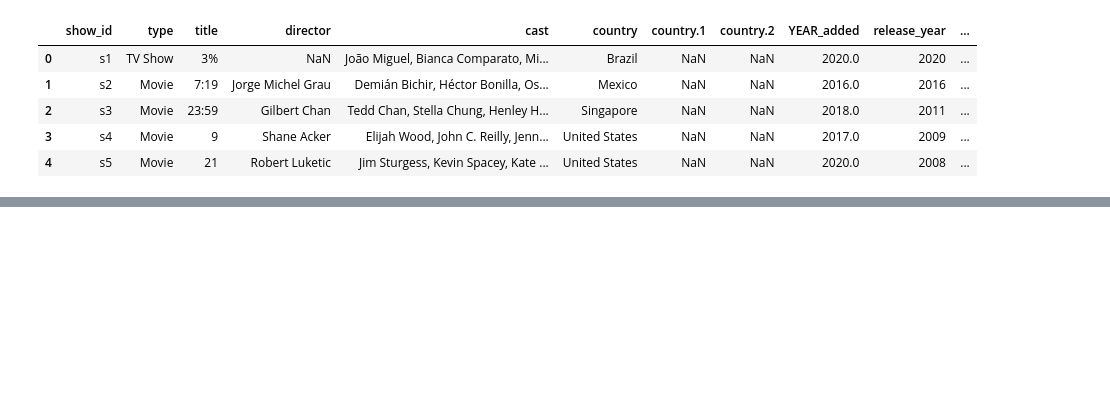
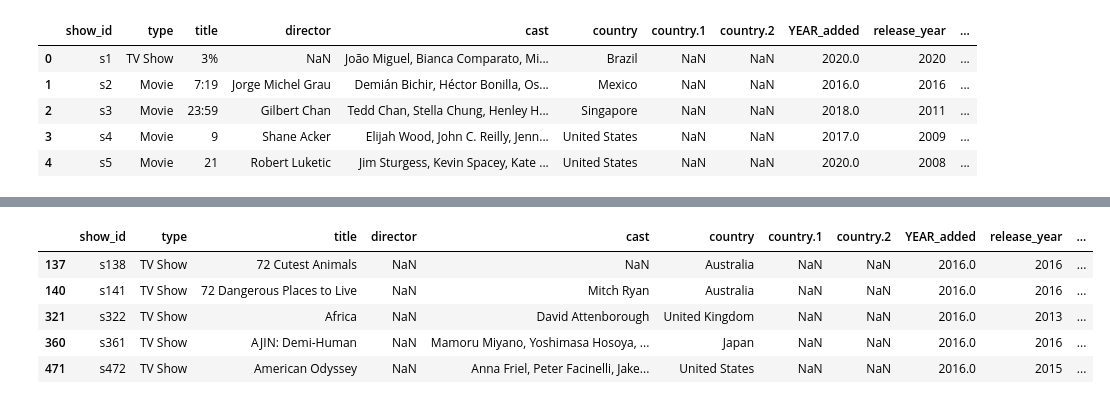
Before and after one commit to shades9a/Netflix_Catolog, a Jupyter notebook: Netflix_Compare.ipynb, the cells around one changed output, grey strips where cells are left out. Saved outputs shown, nothing was run; the diff lists cells and outputs as text; code cells hidden in the pictures; blank space fills up the shorter version.

```diff
--- a/Netflix_Compare.ipynb
+++ b/Netflix_Compare.ipynb
@@ -22,0 +56,11 @@ netflix_info.head()
+# %%
+netflix_tvshows2016 = netflix_tvshows_df.loc[netflix_tvshows_df["YEAR_added"]==2016]
+netflix_shows2016 = pd.DataFrame(netflix_tvshows2016)
+netflix_shows2016.head()
+# %% [output]
+|  | show_id | type | title | director | cast | country | country.1 | country.2 | YEAR_added | release_year | ... |
+| 137 | s138 | TV Show | 72 Cutest Animals | NaN | NaN | Australia | NaN | NaN | 2016.0 | 2016 | ... |
+| 140 | s141 | TV Show | 72 Dangerous Places to Live | NaN | Mitch Ryan | Australia | NaN | NaN | 2016.0 | 2016 | ... |
+| 321 | s322 | TV Show | Africa | NaN | David Attenborough | United Kingdom | NaN | NaN | 2016.0 | 2013 | ... |
+| 360 | s361 | TV Show | AJIN: Demi-Human | NaN | Mamoru Miyano, Yoshimasa Hosoya, ... | Japan | NaN | NaN | 2016.0 | 2016 | ... |
+| 471 | s472 | TV Show | American Odyssey | NaN | Anna Friel, Peter Facinelli, Jake... | United States | NaN | NaN | 2016.0 | 2015 | ... |
```
Also changed, not shown: parts of 3 cells of this notebook.
